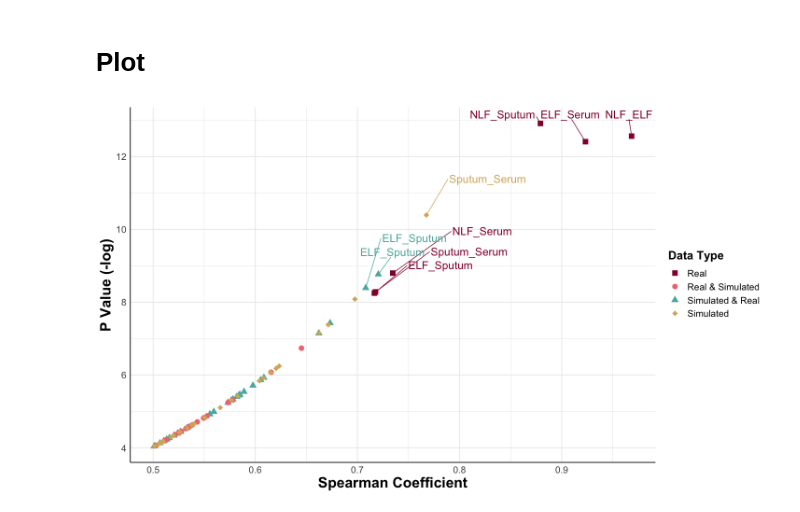
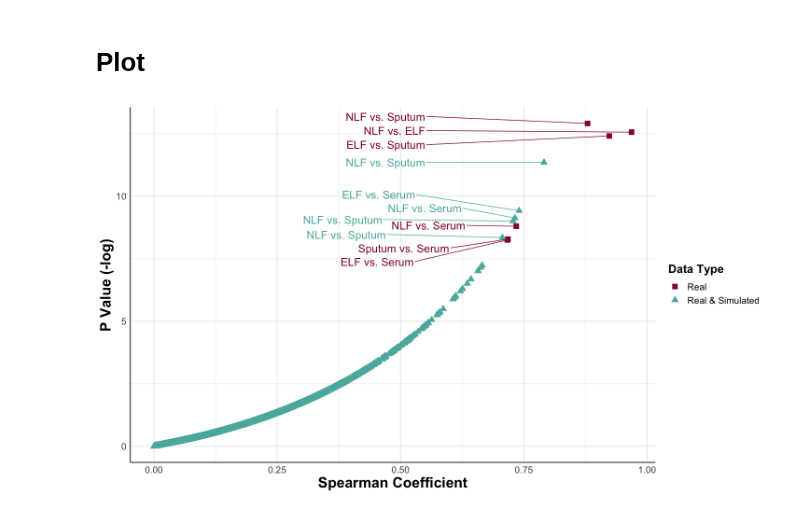
Before and after one commit to Ragerlab/Script_for_Cytokine-Signature-Clusters-as-a-Tool-to-Compare-Changes-associated-with-Tobacco-Product-, a Jupyter notebook: Simulation Analysis.ipynb, the cells around one changed output. Saved outputs shown, nothing was run; the diff lists cells and outputs as text; code cells hidden in the pictures.

```diff
--- a/Simulation Analysis.ipynb
+++ b/Simulation Analysis.ipynb
@@ -203,7 +203,7 @@ Warning message in cor.test.default(concentrations_comp1, concentrations_comp2[,
 # creating table w/ comparisons as rows and 3 col: coeff, p value, real or simulated data
 table_summary_across_comp = function(tuple1, tuple2, tuple3, tuple4, tuple5, tuple6, data_type){
     table_initial = rbind(tuple1, tuple2, tuple3, tuple4, tuple5, tuple6) #contains coeff, p values
-    compartment_comparison_vector = c('NLF_ELF', 'NLF_Sputum','NLF_Serum','ELF_Sputum','ELF_Serum','Sputum_Serum')
+    compartment_comparison_vector = c('NLF vs. ELF', 'NLF vs. Sputum','NLF vs. Serum','ELF vs. Serum','ELF vs. Sputum','Sputum vs. Serum')
     data_type_vector = rep(data_type, times = length(table_initial[,1])) #contains the type of values
 
     spearman_table = cbind(compartment_comparison_vector, table_initial, data_type_vector) #creating table
@@ -219,11 +219,11 @@ simulated_correlations = table_summary_across_comp(NLF_ELF_tuple_simulated, NLF_
 real_simulated_correlations = table_summary_across_comp(NLF_ELF_tuple_real_simulated, NLF_Sputum_tuple_real_simulated, NLF_Serum_tuple_real_simulated, ELF_Serum_tuple_real_simulated,
              ELF_Sputum_tuple_real_simulated, Sputum_Serum_tuple_real_simulated, 'Real & Simulated')
 simulated_real_correlations = table_summary_across_comp(NLF_ELF_tuple_simulated_real, NLF_Sputum_tuple_simulated_real, NLF_Serum_tuple_simulated_real, ELF_Serum_tuple_simulated_real,
-             ELF_Sputum_tuple_simulated_real, Sputum_Serum_tuple_simulated_real, 'Simulated & Real')
+             ELF_Sputum_tuple_simulated_real, Sputum_Serum_tuple_simulated_real, 'Real & Simulated')
 # %%
 table_summary_within_comp = function(tuple1, tuple2, tuple3, tuple4, data_type){
     table_initial = rbind(tuple1, tuple2, tuple3, tuple4) #contains coeff, p values
-    compartment_comparison_vector = c('NLF_NLF', 'ELF_ELF','Sputum_Sputum','Serum_Serum')
+    compartment_comparison_vector = c('NLF vs. NLF', 'ELF vs. ELF','Sputum vs. Sputum','Serum vs. Serum')
     data_type_vector = rep(data_type, times = length(table_initial[,1])) #contains the type of values
     spearman_table = cbind(compartment_comparison_vector, table_initial, data_type_vector) #creating table
     colnames(spearman_table) = c('Compartment_Comparison','Spearman_Coefficient', 'P_Value', 'Data_Type')
@@ -241,6 +241,6 @@ final_correlation_table = data.frame(rbind(real_correlations, simulated_correlat
 final_correlation_table$Spearman_Coefficient = as.numeric(final_correlation_table$Spearman_Coefficient)
 final_correlation_table$P_Value = as.numeric(final_correlation_table$P_Value)
 
-#removing negative spearman_coefficients and p values that aren't statistically significant (p > 0.05)
+#removing negative spearman_coefficients
 final_correlation_table = final_correlation_table %>%
-    filter(Spearman_Coefficient > 0.5, P_Value < 0.05)
+    filter(Spearman_Coefficient > 0)
@@ -247,34 +259,42 @@ final_correlation_table = final_correlation_table %>%
 # %% [markdown]
 # Plot
+# %%
+real_realsimulated_df = final_correlation_table %>% #removed this because this a within compartment comparison
+             filter(Data_Type == 'Real'|Data_Type == 'Real & Simulated')
+#creating a df with only signficant and highly correlated values
+significant_df = real_realsimulated_df %>%
+    filter(Spearman_Coefficient > 0.7 & P_Value < 0.05)
 # %%
 options(repr.plot.width= 12, repr.plot.height= 7) #changing size
-ggplot() +
-  geom_point(data = final_correlation_table %>% #removed this because this a within compartment comparison
-             filter(Data_Type != 'Real & Simulated Within'), aes(x = Spearman_Coefficient, y = -log(P_Value),
-                                                                shape = Data_Type, color = Data_Type), size = 3) +
-  geom_text_repel(data = final_correlation_table %>% filter(Spearman_Coefficient > 0.7), #labeling points with coeff > 0.7
-    nudge_y = 1,
-    nudge_x = 0.06,
+Figure2 = ggplot(data = real_realsimulated_df) +
+  geom_point(aes(x = Spearman_Coefficient, y = -log(P_Value), shape = Data_Type, color = Data_Type), size = 3) +
+
+  #labeling points with statistical significance and a high level of correlation
+  geom_text_repel(data = significant_df,
+    aes(x = Spearman_Coefficient, y = -log(P_Value), label = Compartment_Comparison, color = Data_Type),
+    #nudge_x = -0.09,
+    nudge_x = 0.55 - significant_df$Spearman_Coefficient,
+    #nudge_y = -1.4,
+    hjust = 1,
     segment.size = 0.4,
     size = 5,
-    show.legend = FALSE,
-    aes(x = Spearman_Coefficient, y = -log(P_Value), label = Compartment_Comparison, color = Data_Type)) +
+    show.legend = FALSE) +
 
   theme_minimal() +
 
-  theme(#axis.text.x = element_text(angle = 90, vjust = 0.5), #rotating x labels/ moving x labels slightly to the left
-        axis.line = element_line(colour="black"), #making x and y axes black
+  theme(axis.line = element_line(colour="black"), #making x and y axes black
         axis.text = element_text(size = 12),
         axis.title = element_text(face = "bold", size = rel(1.7)), #changes axis titles
         legend.title = element_text(face="bold", size = 15),
         legend.text = element_text(size = 12))+ #changes legend title
   xlab('Spearman Coefficient') + ylab('P Value (-log)') + #changing axis labels
 
   scale_color_manual(name = 'Data Type',
-                      values = c('#93003a','#f4777f','#5ab4ac','#d8b365'),
-                      labels = c('Real','Real & Simulated','Simulated & Real','Simulated')) + #reordering
+                      values = c('#93003a','#5ab4ac'),#'#d8b365'
+                      labels = c('Real','Real & Simulated')) + #reordering
   scale_shape_manual(name = 'Data Type',
-                     values = c(15,16,17,18),
-                     labels = c('Real','Real & Simulated','Simulated & Real','Simulated'))
+                     values = c(15,17),
+                     labels = c('Real','Real & Simulated'))
+Figure2
 # %% [output]
-[figure, old version]
+[figure, new version]
```
Also changed, not shown: parts of 4 cells of this notebook.
